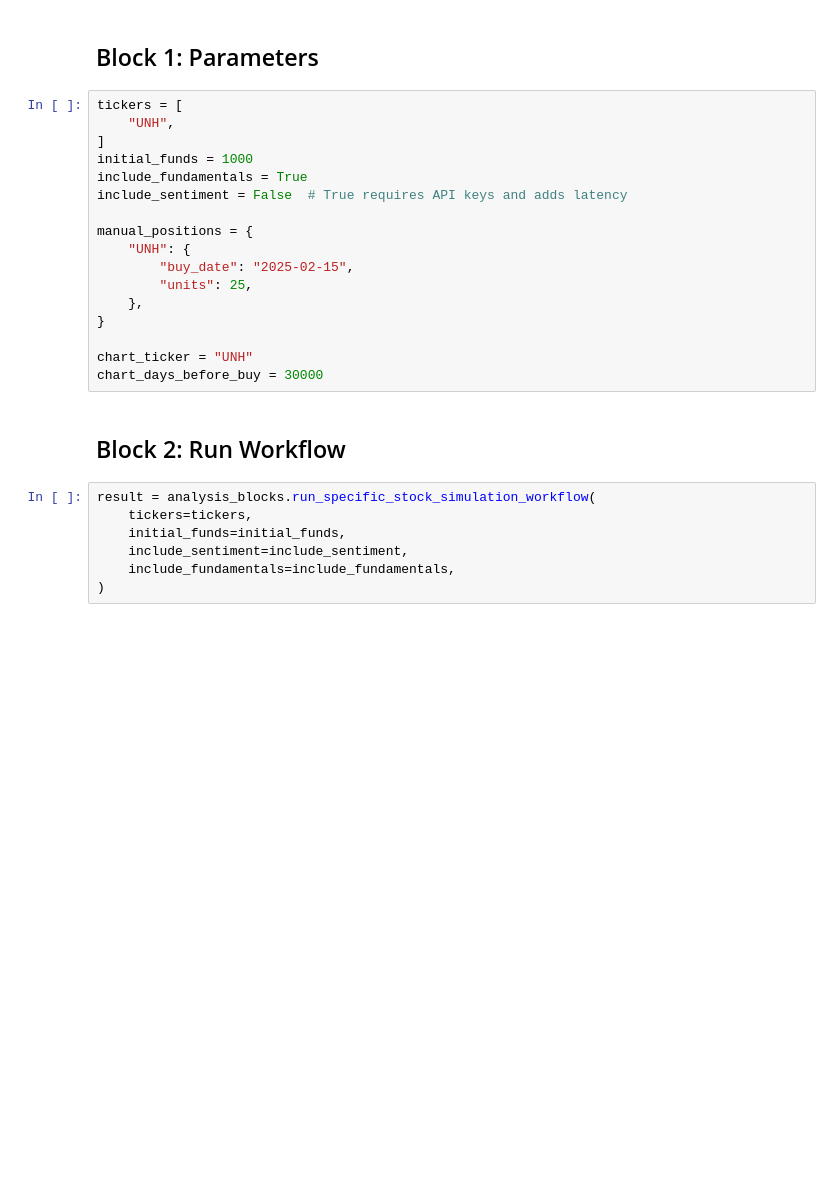
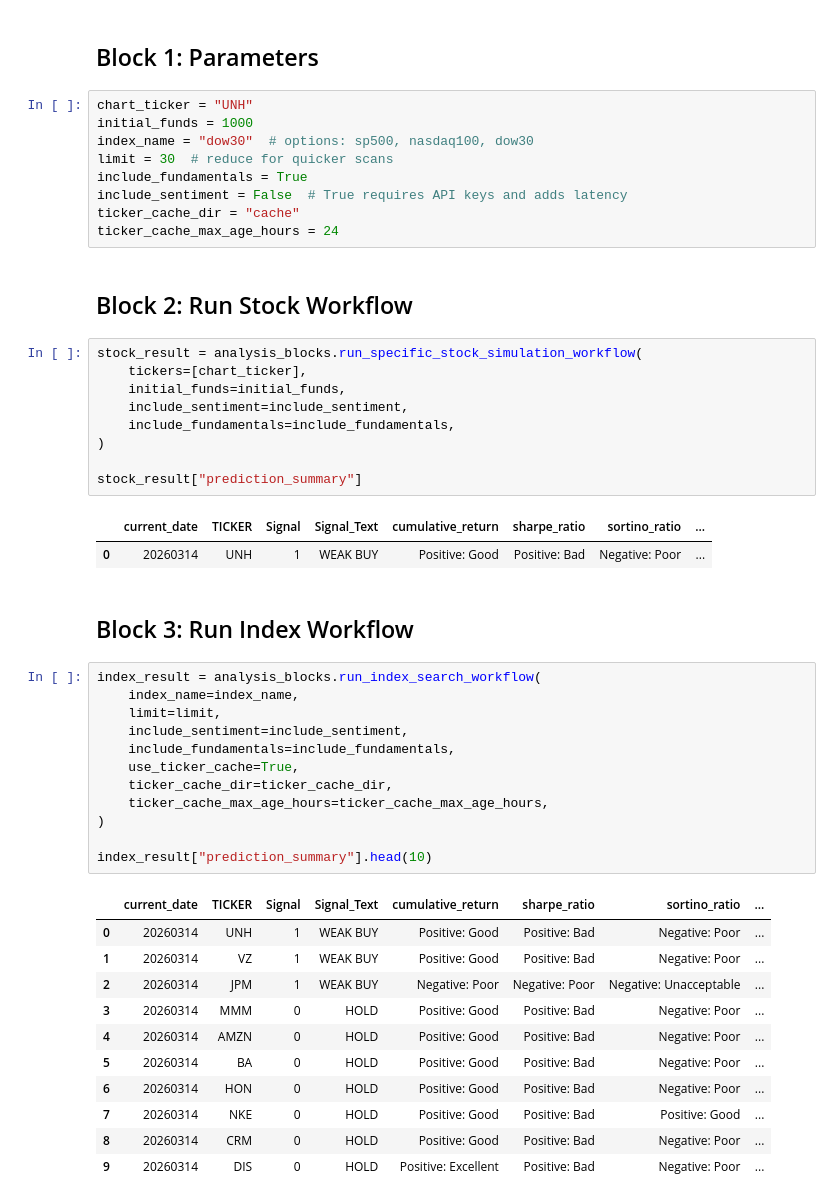
Before and after one commit to tathagata1/stock-analysis, a Jupyter notebook: 02_specific_stock_simulation.ipynb, the cells around one changed output. Saved outputs shown, nothing was run; the diff lists cells and outputs as text; blank space fills up the shorter version.

```diff
--- a/02_specific_stock_simulation.ipynb
+++ b/02_specific_stock_simulation.ipynb
@@ -9,28 +19,51 @@ import analysis_blocks
 # %% [markdown]
 ## Block 1: Parameters
 # %%
-tickers = [
-    "UNH",
-]
+chart_ticker = "UNH"
 initial_funds = 1000
+index_name = "dow30"  # options: sp500, nasdaq100, dow30
+limit = 30  # reduce for quicker scans
 include_fundamentals = True
 include_sentiment = False  # True requires API keys and adds latency
-
-manual_positions = {
-    "UNH": {
-        "buy_date": "2025-02-15",
-        "units": 25,
-    },
-}
-
-chart_ticker = "UNH"
-chart_days_before_buy = 30000
+ticker_cache_dir = "cache"
+ticker_cache_max_age_hours = 24
 # %% [markdown]
-## Block 2: Run Workflow
+## Block 2: Run Stock Workflow
 # %%
-result = analysis_blocks.run_specific_stock_simulation_workflow(
-    tickers=tickers,
+stock_result = analysis_blocks.run_specific_stock_simulation_workflow(
+    tickers=[chart_ticker],
     initial_funds=initial_funds,
     include_sentiment=include_sentiment,
     include_fundamentals=include_fundamentals,
 )
+
+stock_result["prediction_summary"]
+# %% [output]
+|  | current_date | TICKER | Signal | Signal_Text | cumulative_return | sharpe_ratio | sortino_ratio | ... |
+| 0 | 20260314 | UNH | 1 | WEAK BUY | Positive: Good | Positive: Bad | Negative: Poor | ... |
+# %% [markdown]
+## Block 3: Run Index Workflow
+# %%
+index_result = analysis_blocks.run_index_search_workflow(
+    index_name=index_name,
+    limit=limit,
+    include_sentiment=include_sentiment,
+    include_fundamentals=include_fundamentals,
+    use_ticker_cache=True,
+    ticker_cache_dir=ticker_cache_dir,
+    ticker_cache_max_age_hours=ticker_cache_max_age_hours,
+)
+
+index_result["prediction_summary"].head(10)
+# %% [output]
+|  | current_date | TICKER | Signal | Signal_Text | cumulative_return | sharpe_ratio | sortino_ratio | ... |
+| 0 | 20260314 | UNH | 1 | WEAK BUY | Positive: Good | Positive: Bad | Negative: Poor | ... |
+| 1 | 20260314 | VZ | 1 | WEAK BUY | Positive: Good | Positive: Bad | Negative: Poor | ... |
+| 2 | 20260314 | JPM | 1 | WEAK BUY | Negative: Poor | Negative: Poor | Negative: Unacceptable | ... |
+| 3 | 20260314 | MMM | 0 | HOLD | Positive: Good | Positive: Bad | Negative: Poor | ... |
+| 4 | 20260314 | AMZN | 0 | HOLD | Positive: Good | Positive: Bad | Negative: Poor | ... |
+| 5 | 20260314 | BA | 0 | HOLD | Positive: Good | Positive: Bad | Negative: Poor | ... |
+| 6 | 20260314 | HON | 0 | HOLD | Positive: Good | Positive: Bad | Negative: Poor | ... |
+| 7 | 20260314 | NKE | 0 | HOLD | Positive: Good | Positive: Bad | Positive: Good | ... |
+| 8 | 20260314 | CRM | 0 | HOLD | Positive: Good | Positive: Bad | Negative: Poor | ... |
+| 9 | 20260314 | DIS | 0 | HOLD | Positive: Excellent | Positive: Bad | Negative: Poor | ... |
```
Also changed, not shown: parts of 16 cells of this notebook, 1 other file.
